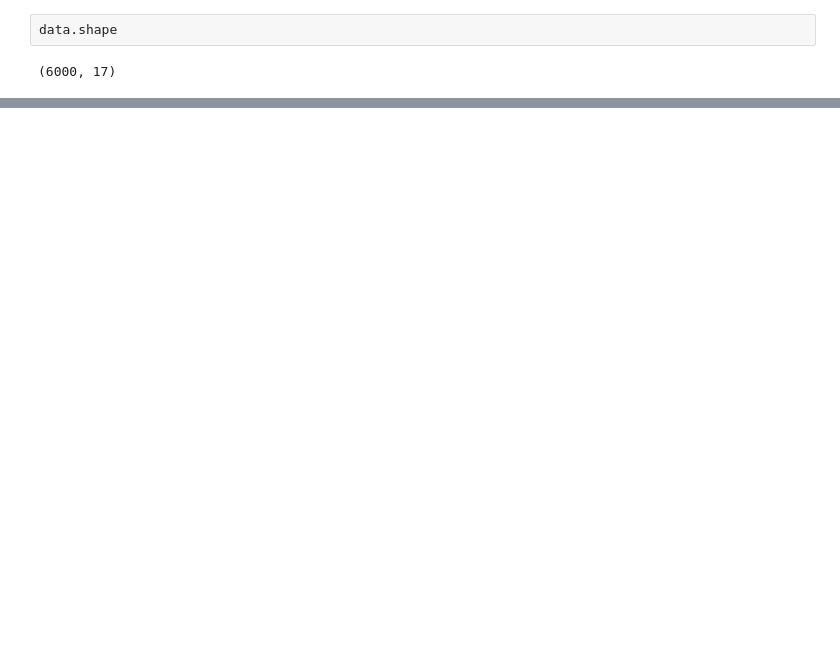
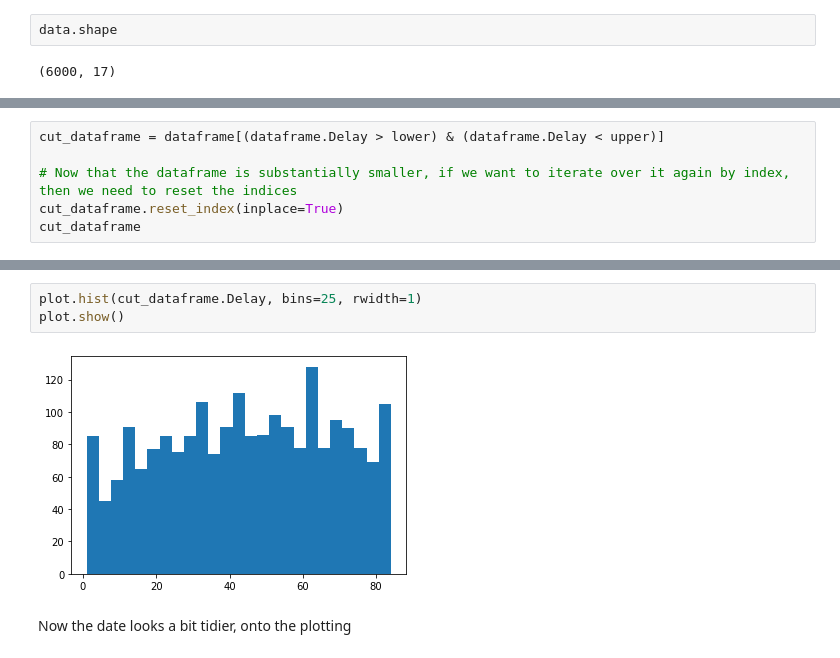
Before and after one commit to kjxlstad/RuterDataVisualization, a Jupyter notebook: ruterdata.ipynb, the cells around one changed output, grey strips where cells are left out. Saved outputs shown, nothing was run; the diff lists cells and outputs as text; blank space fills up the shorter version.

```diff
--- a/ruterdata.ipynb
+++ b/ruterdata.ipynb
@@ -54,0 +148,6 @@ data['Kommune'].value_counts().plot.barh()
+# %%
+cut_dataframe = dataframe[(dataframe.Delay > lower) & (dataframe.Delay < upper)]
+
+# Now that the dataframe is substantially smaller, if we want to iterate over it again by index, then we need to reset the indices
+cut_dataframe.reset_index(inplace=True)
+cut_dataframe
@@ -54,0 +168,7 @@ data['Kommune'].value_counts().plot.barh()
+# %%
+plot.hist(cut_dataframe.Delay, bins=25, rwidth=1)
+plot.show()
+# %% [output]
+[figure, added]
+# %% [markdown]
+Now the date looks a bit tidier, onto the plotting
```
Also changed, not shown: parts of 20 cells of this notebook.
